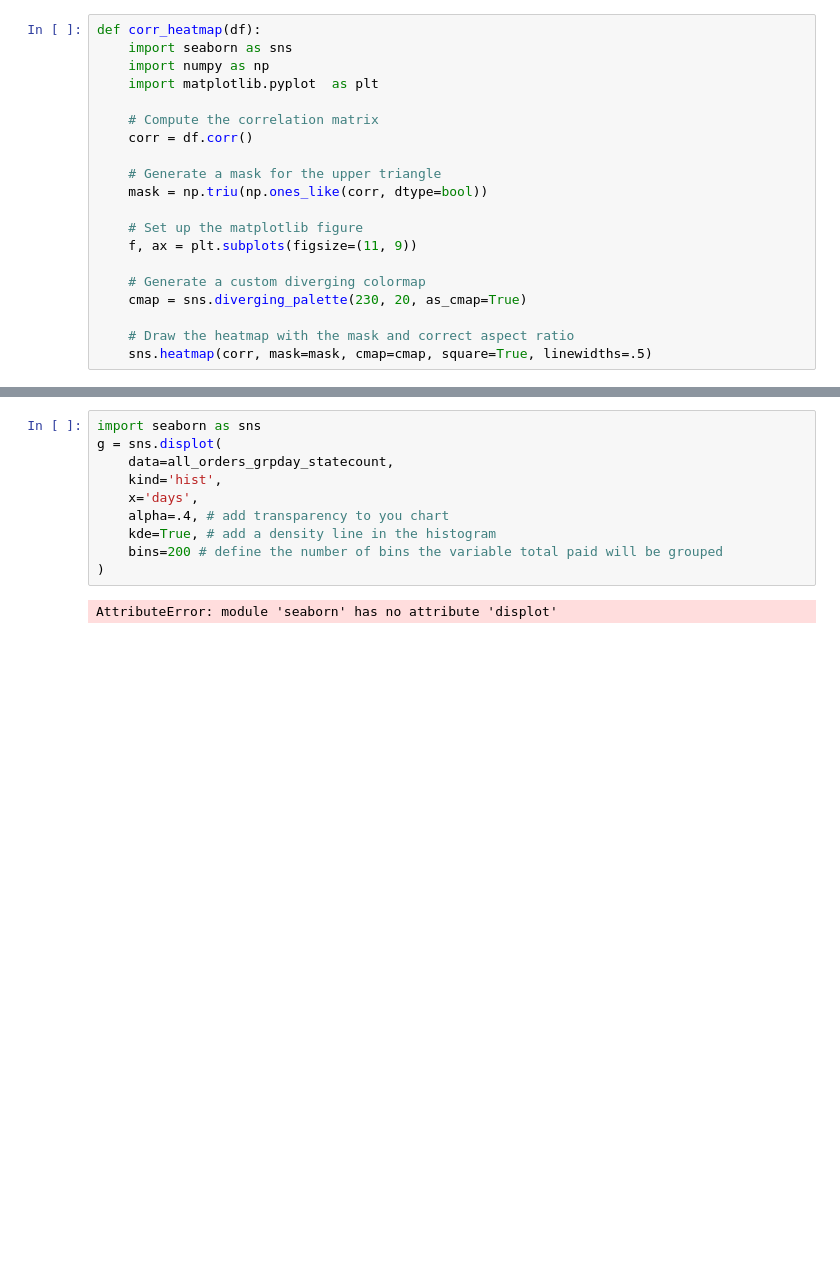
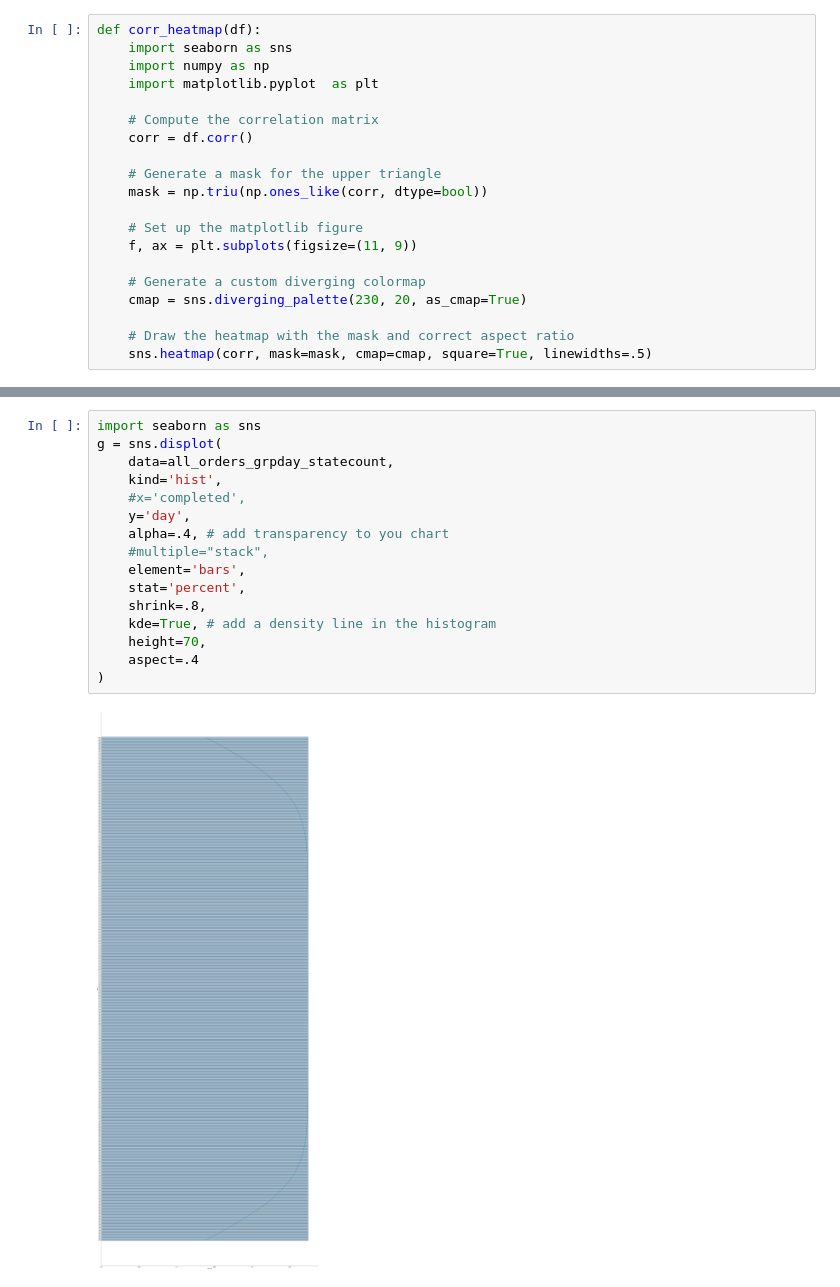
Before and after one commit to circle-ish/DataScienceBC22, a Jupyter notebook: proj2_eniac_price_discounts/src/DSBC_proj2_prices.ipynb, the cells around one changed output, grey strips where cells are left out. Drawn from its saved outputs; the diff is of its cells as text; blank space fills up the shorter version.

```diff
--- a/proj2_eniac_price_discounts/src/DSBC_proj2_prices.ipynb
+++ b/proj2_eniac_price_discounts/src/DSBC_proj2_prices.ipynb
@@ -97,12 +129,18 @@ g.set_axis_labels("Days of 2017", "Price sum")
 # %%
 import seaborn as sns
 g = sns.displot(
     data=all_orders_grpday_statecount,
     kind='hist',
-    x='days',
+    #x='completed',
+    y='day',
     alpha=.4, # add transparency to you chart
+    #multiple="stack",
+    element='bars',
+    stat='percent',
+    shrink=.8,
     kde=True, # add a density line in the histogram
-    bins=200 # define the number of bins the variable total paid will be grouped
+    height=70,
+    aspect=.4
 )
 # %% [output]
-AttributeError: module 'seaborn' has no attribute 'displot'
+[figure, added]
```
Also changed, not shown: parts of 6 cells of this notebook.
